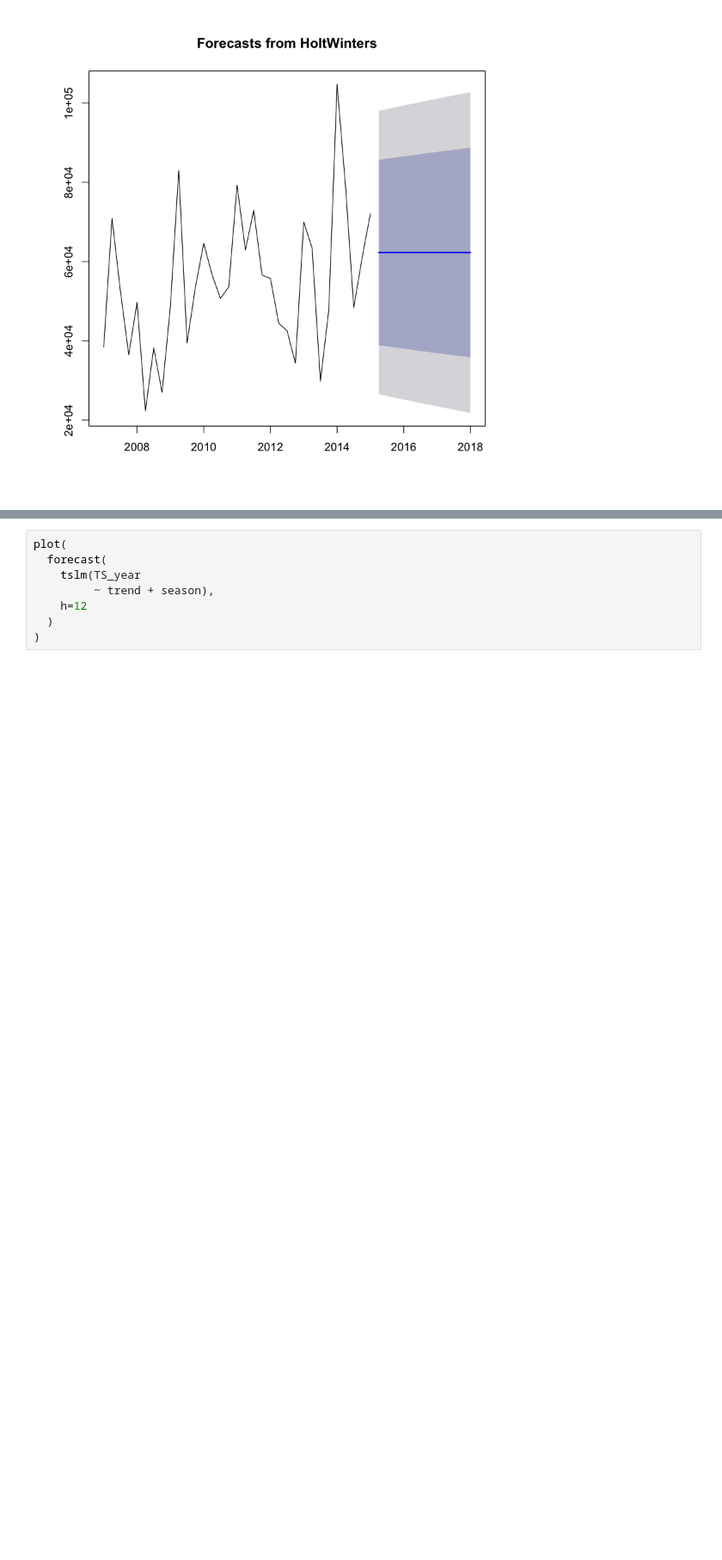
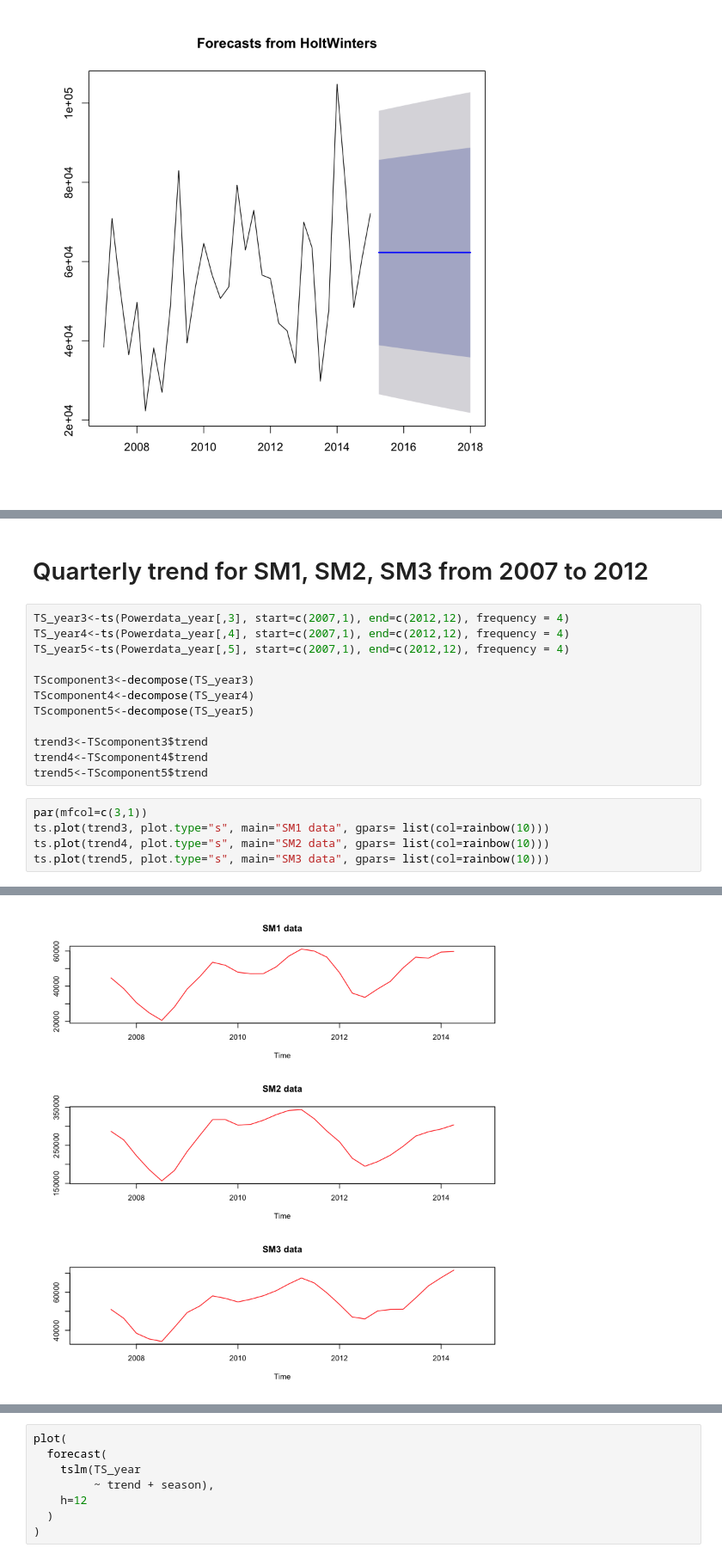
Before and after one commit to pvpgit/Energy-Consumption, a Jupyter notebook: PowerConsumption.ipynb, the cells around one changed output, grey strips where cells are left out. Shown at 86% size. Cells and saved outputs as stored; diff of their text form; blank space fills up the shorter version.

```diff
--- a/PowerConsumption.ipynb
+++ b/PowerConsumption.ipynb
@@ -266,0 +265,20 @@ plot(TScomponent)
+# %% [markdown]
+# Quarterly trend for SM1, SM2, SM3 from 2007 to 2012
+# %%
+TS_year3<-ts(Powerdata_year[,3], start=c(2007,1), end=c(2012,12), frequency = 4)
+TS_year4<-ts(Powerdata_year[,4], start=c(2007,1), end=c(2012,12), frequency = 4)
+TS_year5<-ts(Powerdata_year[,5], start=c(2007,1), end=c(2012,12), frequency = 4)
+
+TScomponent3<-decompose(TS_year3)
+TScomponent4<-decompose(TS_year4)
+TScomponent5<-decompose(TS_year5)
+
+trend3<-TScomponent3$trend
+trend4<-TScomponent4$trend
+trend5<-TScomponent5$trend
+# %%
+par(mfcol=c(3,1))
+ts.plot(trend3, plot.type="s", main="SM1 data", gpars= list(col=rainbow(10)))
+ts.plot(trend4, plot.type="s", main="SM2 data", gpars= list(col=rainbow(10)))
+ts.plot(trend5, plot.type="s", main="SM3 data", gpars= list(col=rainbow(10)))
+# %% [output]
@@ -266,0 +292 @@ plot(TScomponent)
+[figure, added]
```
Also changed, not shown: parts of 7 cells of this notebook.
